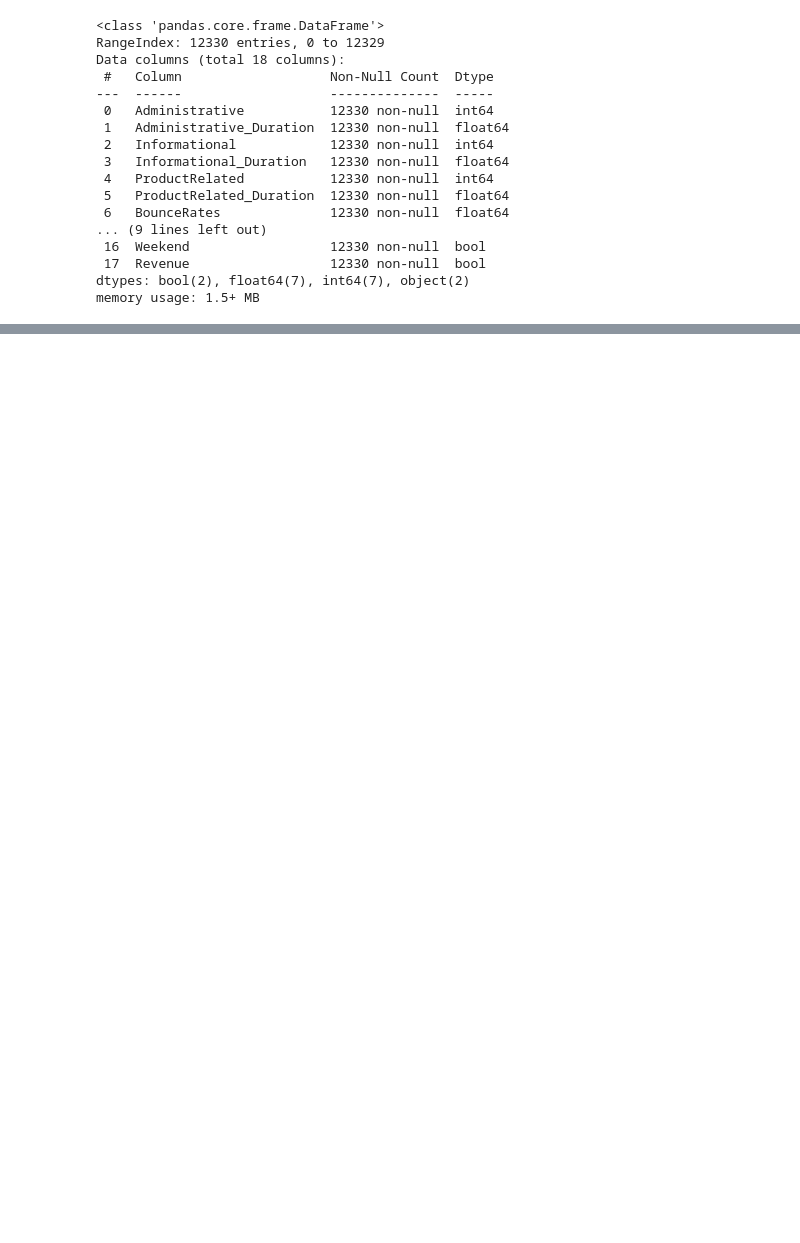
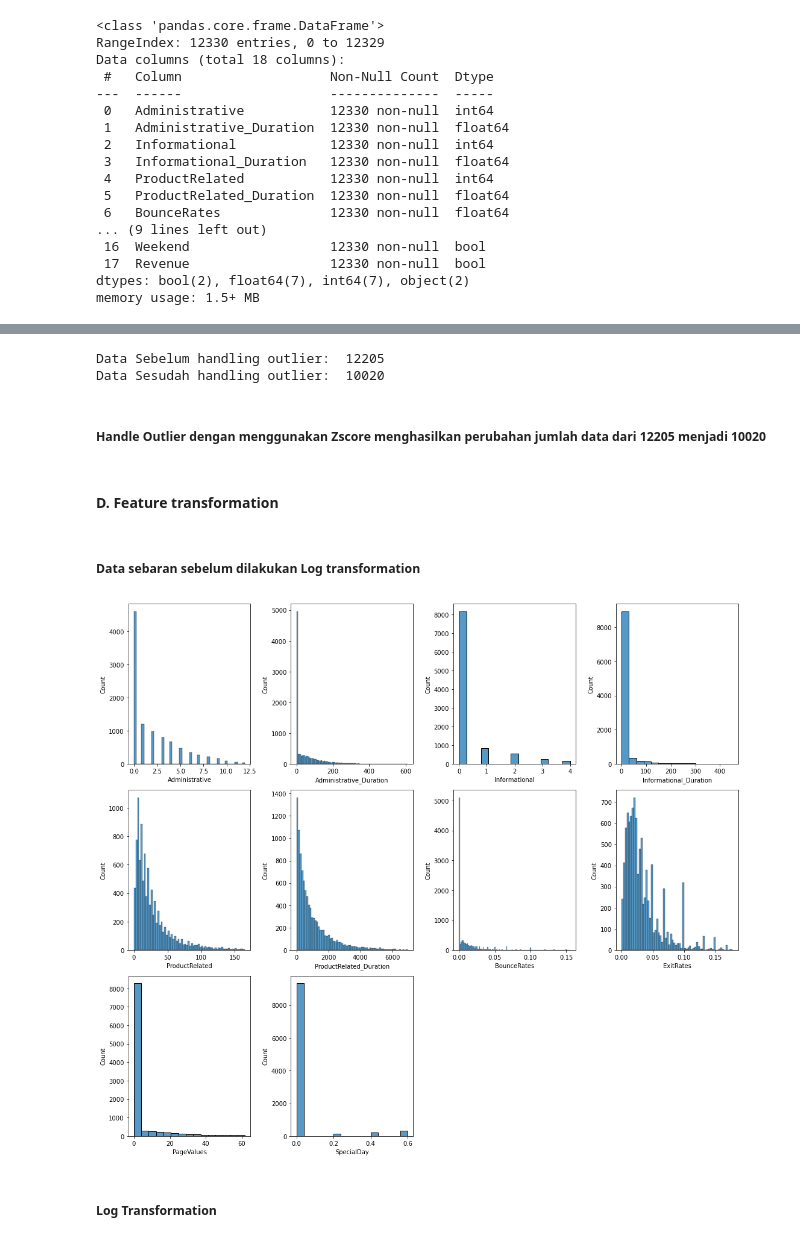
Before and after one commit to rahmars18/FinalProject, a Jupyter notebook: Pre_Processing.ipynb, the cells around one changed output, grey strips where cells are left out. Saved outputs shown, nothing was run; the diff lists cells and outputs as text; code cells hidden in the pictures; blank space fills up the shorter version.

```diff
--- a/Pre_Processing.ipynb
+++ b/Pre_Processing.ipynb
@@ -40,0 +167,4 @@ memory usage: 1.5+ MB
+# %%
+z_scores = np.abs(stats.zscore(df_ol_shop_2[nums]))
+
+z_scores
@@ -40,0 +185,12 @@ memory usage: 1.5+ MB
+# %%
+def getZScore(data):
+    # print(data)
+    # print(np.array(data))
+    max_zscore = np.array(data).max()
+    print(max_zscore)
+
+    return max_zscore
+# %%
+df_ol_shop_2['z_scores'] = z_scores.apply(lambda x: getZScore(x), axis=1)
+
+df_ol_shop_2
@@ -40,0 +228,3 @@ memory usage: 1.5+ MB
+# %%
+df_ol_shop_2_no_outlier = df_ol_shop_2[df_ol_shop_2['z_scores'] <= 3]
+df_ol_shop_2_no_outlier
@@ -40,0 +245,22 @@ memory usage: 1.5+ MB
+# %%
+print('Data Sebelum handling outlier: ', len(df_ol_shop_2))
+print('Data Sesudah handling outlier: ', len(df_ol_shop_2_no_outlier))
+# %% [output]
+Data Sebelum handling outlier:  12205
+Data Sesudah handling outlier:  10020
+# %% [markdown]
+##### Handle Outlier dengan menggunakan Zscore menghasilkan perubahan jumlah data dari 12205 menjadi 10020
+# %% [markdown]
+#### D. Feature transformation
+# %% [markdown]
+##### Data sebaran sebelum dilakukan Log transformation
+# %%
+fig = plt.figure(figsize=(15, 13))
+for i in range(0, len(nums)): # untuk setiap kolom numerik
+    ax = fig.add_subplot(3, 4, i+1) # kita set posisi plotnya di layout
+    sns.histplot(data=df_ol_shop_2_no_outlier, x=nums[i]) #
+    plt.tight_layout()
+# %% [output]
+[figure, added]
+# %% [markdown]
+##### Log Transformation
```
Also changed, not shown: parts of 31 cells of this notebook.
